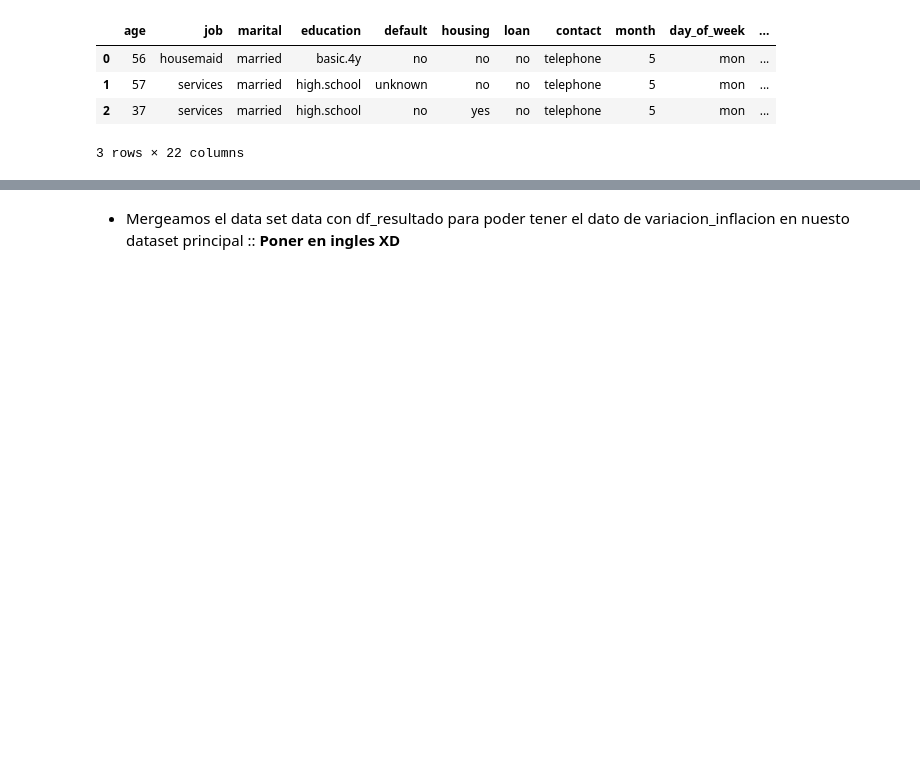
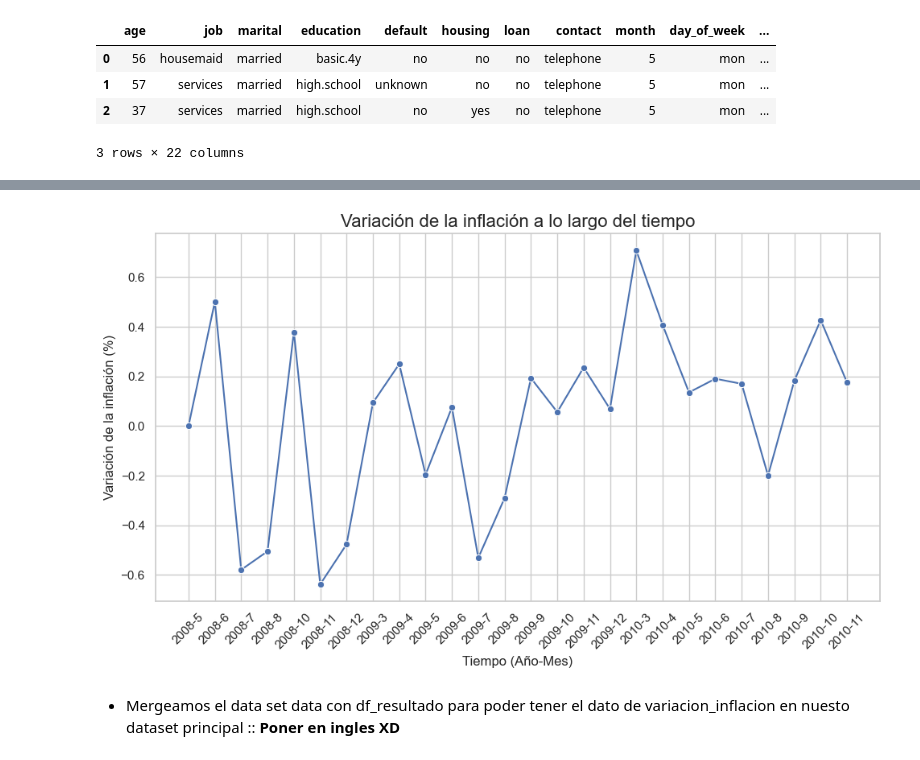
Before and after one commit to PostaElio/ICARO-Data-Science-Projects, a Jupyter notebook: Sprint_1/Sprint_1.ipynb, the cells around one changed output, grey strips where cells are left out. Saved outputs shown, nothing was run; the diff lists cells and outputs as text; code cells hidden in the pictures; blank space fills up the shorter version.

```diff
--- a/Sprint_1/Sprint_1.ipynb
+++ b/Sprint_1/Sprint_1.ipynb
@@ -135,3 +128,20 @@ df_resultado
+# %%
+df_resultado['time'] = df_resultado['Year_Column'].astype(str) + '-' + df_resultado['month_Column'].astype(str)
+
+plt.figure(figsize=(10, 6))
+
+sns.lineplot(data=df_resultado, x='time', y='inflation_variation', marker='o')
+
+plt.title('Variación de la inflación a lo largo del tiempo', fontsize=16)
+plt.xlabel('Tiempo (Año-Mes)', fontsize=12)
+plt.ylabel('Variación de la inflación (%)', fontsize=12)
+
+plt.xticks(rotation=45)
+
+plt.tight_layout()
+plt.show()
+# %% [output]
+[figure, added]
 # %% [markdown]
 - Mergeamos el data set data con df_resultado para poder tener el dato de variacion_inflacion en nuesto dataset principal :: __Poner en ingles XD__
 # %%
```
Also changed, not shown: parts of 6 cells of this notebook.
